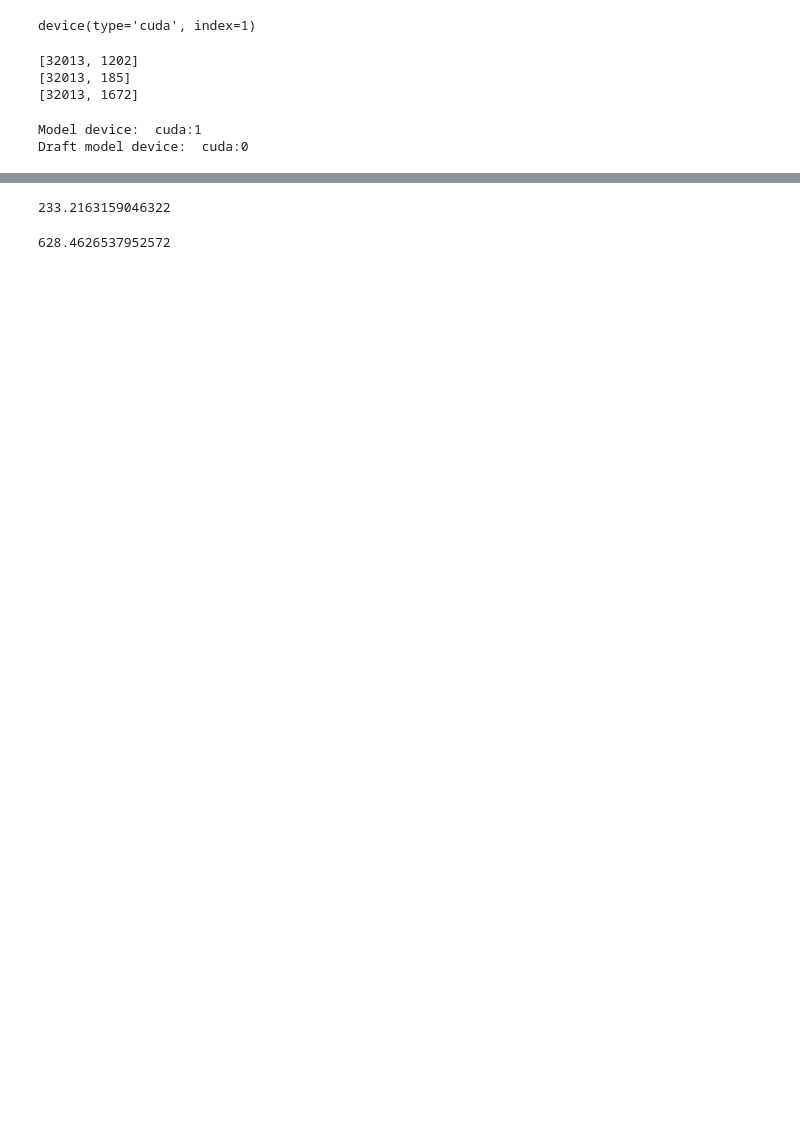
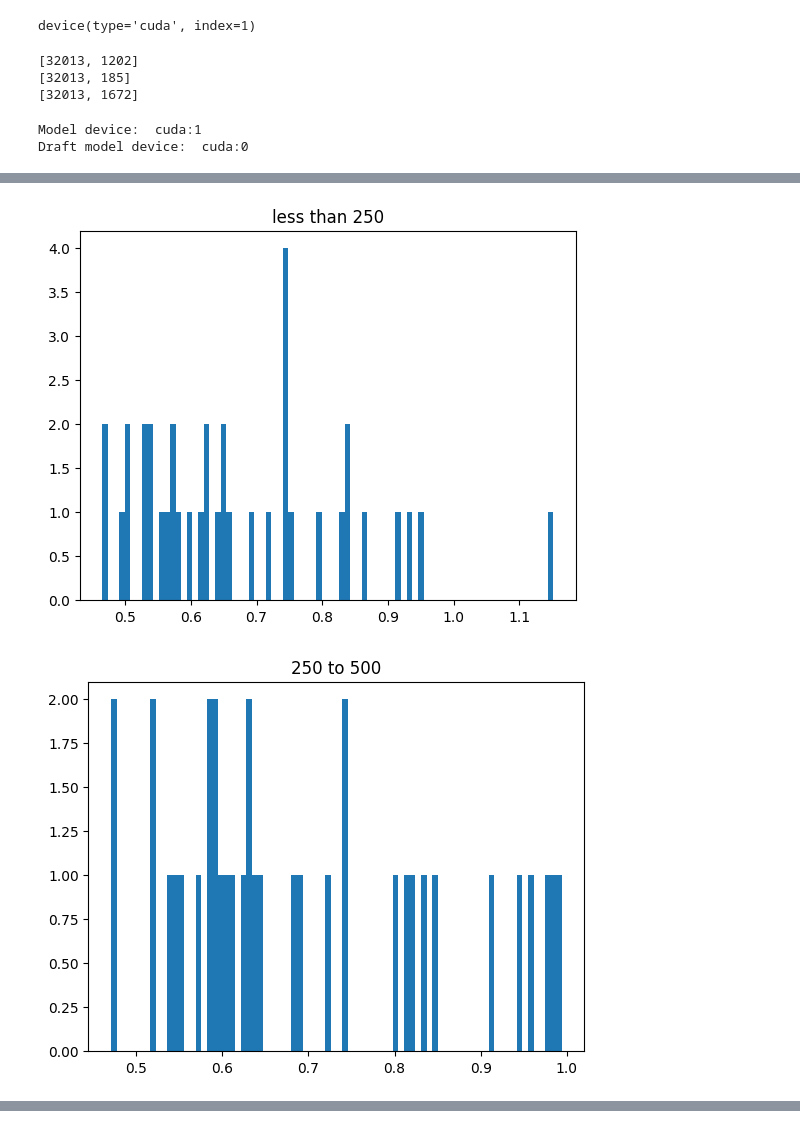
Before and after one commit to vdaita/code-speculative-decoding, a Jupyter notebook: demo-pld.ipynb, the cells around one changed output, grey strips where cells are left out. Drawn from its saved outputs; the diff is of its cells as text; code cells hidden in the pictures; blank space fills up the shorter version.

```diff
--- a/demo-pld.ipynb
+++ b/demo-pld.ipynb
@@ -302,6 +380,8 @@ def greedy_search_pld(
 def assistant_greedy_search_pld(
         self,
         input_ids: torch.LongTensor,
+        code_ids,
+        start_point: int,
         logits_processor: Optional[LogitsProcessorList] = None,
         stopping_criteria: Optional[StoppingCriteriaList] = None,
         max_length: Optional[int] = None,
@@ -345,7 +425,7 @@ def assistant_greedy_search_pld(
             i += 1
             cur_len = input_ids.shape[-1]
 
-            candidate_pred_tokens = find_candidate_pred_tokens(input_ids, prompt_matching_window_size, prompt_num_candidate_tokens)
+            candidate_pred_tokens = find_candidate_pred_tokens_diff(input_ids, code_ids, start_point, prompt_matching_window_size, prompt_num_candidate_tokens)
 
             if len(candidate_pred_tokens) == 0:
                 candidate_pred_tokens = torch.tensor([100], device=input_ids.device).unsqueeze(0)
@@ -439,6 +519,7 @@ def assistant_greedy_search_pld(
 def greedy_search_assistant_pld(
         self,
         input_ids: torch.LongTensor,
+        code_ids,
         assistant_model: torch.nn.Module,
         logits_processor: Optional[LogitsProcessorList] = None,
         stopping_criteria: Optional[StoppingCriteriaList] = None,
@@ -479,6 +560,8 @@ def greedy_search_assistant_pld(
 
         assistant_model_kwargs = {}
 
+        generation_start_point = input_ids.shape[-1]
+
         while True:
             i += 1
             cur_len = input_ids.shape[-1]
@@ -486,6 +569,8 @@ def greedy_search_assistant_pld(
 
             input_ids = input_ids.to(assistant_model.device)
             candidate_pred_tokens, assistant_model_kwargs = assistant_model.assistant_greedy_search_pld(input_ids,
+                    code_ids,
+                    generation_start_point,
                   stopping_criteria=StoppingCriteriaList([MaxLengthCriteria(max_length=cur_len + max_draft_num_candidate_tokens)]),
                   draft_num_candidate_rounds=assistant_draft_candidate_rounds,
                   prompt_matching_window_size=assistant_prompt_matching_window_size,
@@ -652,3 +737,10 @@ import time
 from transformers import StoppingCriteriaList, MaxLengthCriteria
 
 # Define the variable for max_new_tokens
+# %%
+from tqdm import tqdm
+token_count = []
+for row in tqdm(ds):
+    token_count.append(len(tokenizer.encode(row['before'])))
+print(token_count)
+print(len(token_count))
@@ -655 +804,5 @@ from transformers import StoppingCriteriaList, MaxLengthCriteria
+# %%
+lookup_tokens = [10, 20, 40, 80, 160, 320]
+time_taken = {x: {"with_assistant": [], "without_assistant": []} for x in lookup_tokens}
+outputs = {x: {"with_assistant": [], "without_assistant": []} for x in lookup_tokens}
 # %%
@@ -723,0 +883,35 @@ print(time_taken)
+# %%
+# Find the optimal for each
+import numpy as np
+import matplotlib.pyplot as plt
+
+z = np.array(token_count)
+r = np.array(list(range(len(z))))
+subsets = [r[z < 250], r[(z >= 250) & (z < 500)], r[(z >= 500) & (z < 1000)], r[z >= 1000]]
+ssnames  = ["less than 250", "250 to 500", "500 to 1000", "over 1000"]
+for ssname, subset in zip(ssnames, subsets):
+
+    sratio = []
+
+    for idx in subset:
+        # print(idx)
+        best_without_assistant = 1000000
+        best_with_assistant = 10000000
+
+        best_lookup_without_assistant = 0
+        best_lookup_with_assistant = 0
+
+        for lt in lookup_tokens:
+            if time_taken[lt]["without_assistant"][idx] < best_without_assistant:
+                best_without_assistant = time_taken[lt]["without_assistant"][idx]
+                best_lookup_without_assistant = lt
+            if time_taken[lt]["with_assistant"][idx] < best_without_assistant:
+                best_with_assistant = time_taken[lt]["with_assistant"][idx]
+                best_lookup_with_assistant = lt
+        sratio.append(best_with_assistant/best_without_assistant)
+    plt.title(ssname)
+    plt.hist(sratio, bins=80)
+    plt.show()
+# %% [output]
+[figure, added]
+[figure, added]
@@ -724,11 +920,7 @@ print(time_taken)
 # %%
-sum(time_taken['with_assistant'])
+# sum(time_taken['with_assistant'])
-# %% [output]
-233.2163159046322
 # %%
-sum(time_taken['without_assistant'])
+# sum(time_taken['without_assistant'])
-# %% [output]
-628.4626537952572
 # %%
 ratios = []
 assisted_sum = 0
```
Also changed, not shown: parts of 12 cells of this notebook, 3 other files.
